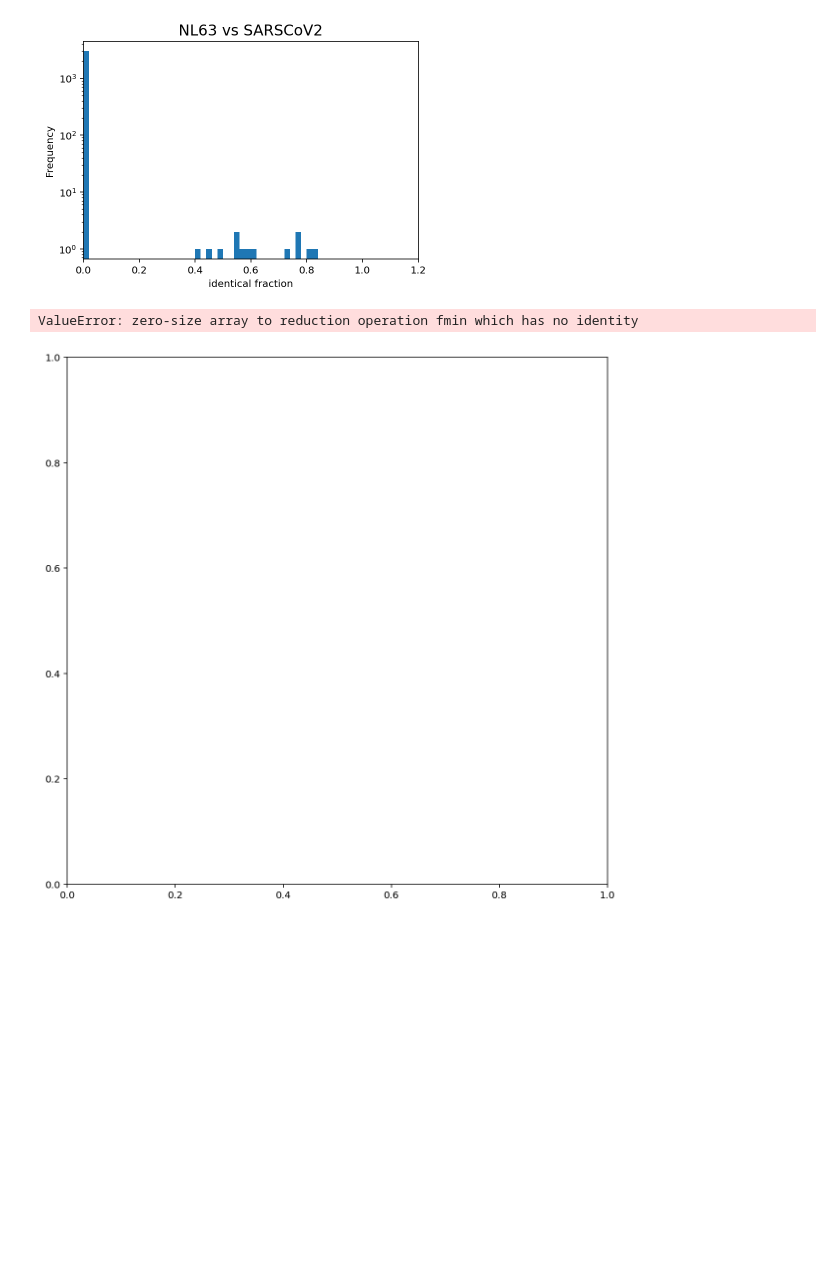
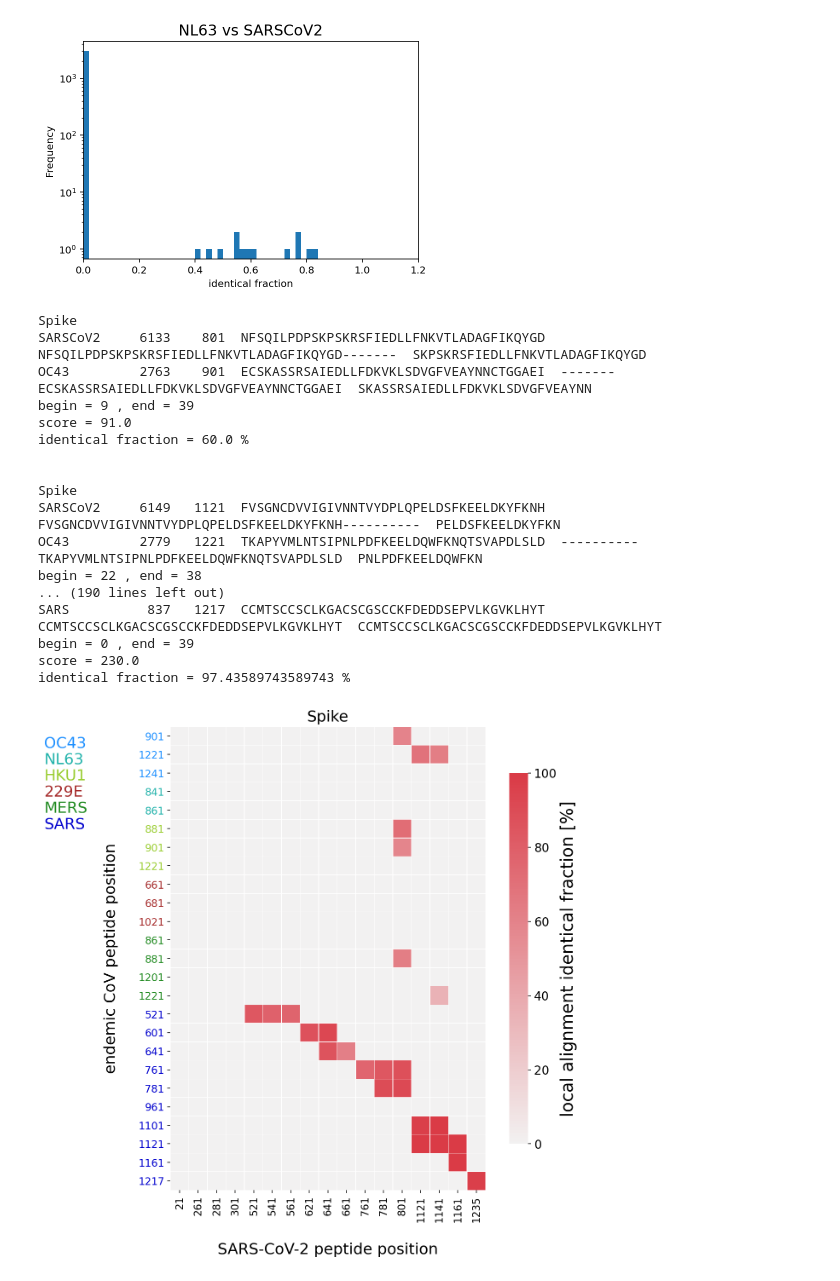
Before and after one commit to matsengrp/pan-CoV-manuscript, a Jupyter notebook: analysis-notebooks/Peptide-Alignments.ipynb, the cells around one changed output. Drawn from its saved outputs; the diff is of its cells as text; code cells hidden in the pictures; blank space fills up the shorter version.

Commit message:
fixed protein naming

```diff
--- a/analysis-notebooks/Peptide-Alignments.ipynb
+++ b/analysis-notebooks/Peptide-Alignments.ipynb
@@ -195,7 +195,7 @@ def pair_align_analysis(my_protein, fig_width=10, vir_text_x=-1):
     for virus in viruses:
         high_n_tmp={}
         virus_df = unique_pep_df[unique_pep_df["Virus"]==virus]
-        if my_protein in ['spike', 'nucleocapsid', 'replicase_polyprotein_1ab']:
+        if my_protein in ['Spike', 'Nucleocapsid', 'ORF1ab']:
             virus_df = virus_df[virus_df["Protein"]==my_protein]
         for pepid, protstart in virus_df.loc[:, ["peptide_id", "Prot_Start"]].values:
             n = len(shared_hits_df[shared_hits_df['peptide_id']==pepid])
@@ -256,7 +256,7 @@ def pair_align_analysis(my_protein, fig_width=10, vir_text_x=-1):
     sns_ax.figure.axes[-1].yaxis.label.set_size(20)
     sns_ax.collections[0].colorbar.ax.tick_params(labelsize=14)
 
-    if my_protein in ['spike', 'nucleocapsid', 'replicase_polyprotein_1ab']:
+    if my_protein in ['Spike', 'Nucleocapsid', 'ORF1ab']:
         ax.set_title(my_protein, fontsize=18)
     else:
         ax.set_title(f"Peptide Pairwise Identical Fraction\n $\geq${ncut} samples", fontsize=18)
@@ -278,8 +278,24 @@ def pair_align_analysis(my_protein, fig_width=10, vir_text_x=-1):
 
     f.savefig(f"{results_dir}/fracmap_nsamp{ncut}_{my_protein}.png")
 # %%
-pair_align_analysis('spike', 10, -0.4)
+pair_align_analysis('Spike', 10, -0.4)
 # %% [output]
-ValueError: zero-size array to reduction operation fmin which has no identity
+Spike
+SARSCoV2     6133    801  NFSQILPDPSKPSKRSFIEDLLFNKVTLADAGFIKQYGD  NFSQILPDPSKPSKRSFIEDLLFNKVTLADAGFIKQYGD-------  SKPSKRSFIEDLLFNKVTLADAGFIKQYGD
+OC43         2763    901  ECSKASSRSAIEDLLFDKVKLSDVGFVEAYNNCTGGAEI  -------ECSKASSRSAIEDLLFDKVKLSDVGFVEAYNNCTGGAEI  SKASSRSAIEDLLFDKVKLSDVGFVEAYNN
+begin = 9 , end = 39
+score = 91.0
+identical fraction = 60.0 %
+
+
+Spike
+SARSCoV2     6149   1121  FVSGNCDVVIGIVNNTVYDPLQPELDSFKEELDKYFKNH  FVSGNCDVVIGIVNNTVYDPLQPELDSFKEELDKYFKNH----------  PELDSFKEELDKYFKN
+OC43         2779   1221  TKAPYVMLNTSIPNLPDFKEELDQWFKNQTSVAPDLSLD  ----------TKAPYVMLNTSIPNLPDFKEELDQWFKNQTSVAPDLSLD  PNLPDFKEELDQWFKN
+begin = 22 , end = 38
+... (190 lines left out)
+SARS          837   1217  CCMTSCCSCLKGACSCGSCCKFDEDDSEPVLKGVKLHYT  CCMTSCCSCLKGACSCGSCCKFDEDDSEPVLKGVKLHYT  CCMTSCCSCLKGACSCGSCCKFDEDDSEPVLKGVKLHYT
+begin = 0 , end = 39
+score = 230.0
+identical fraction = 97.43589743589743 %
-[figure, old version]
+[figure, new version]
 # %%
```
Also changed, not shown: parts of 2 cells of this notebook.
